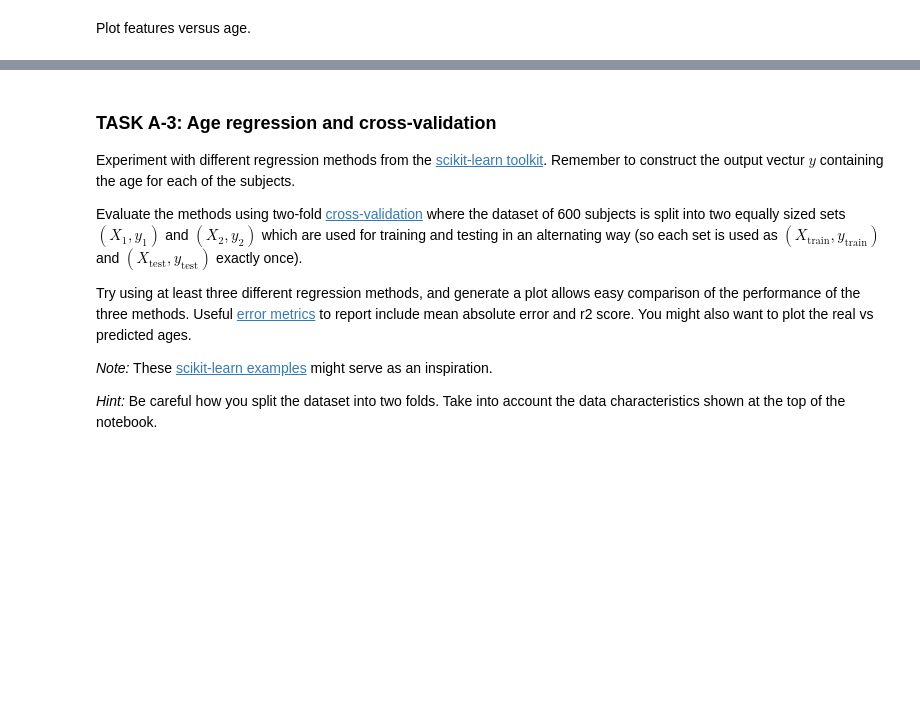
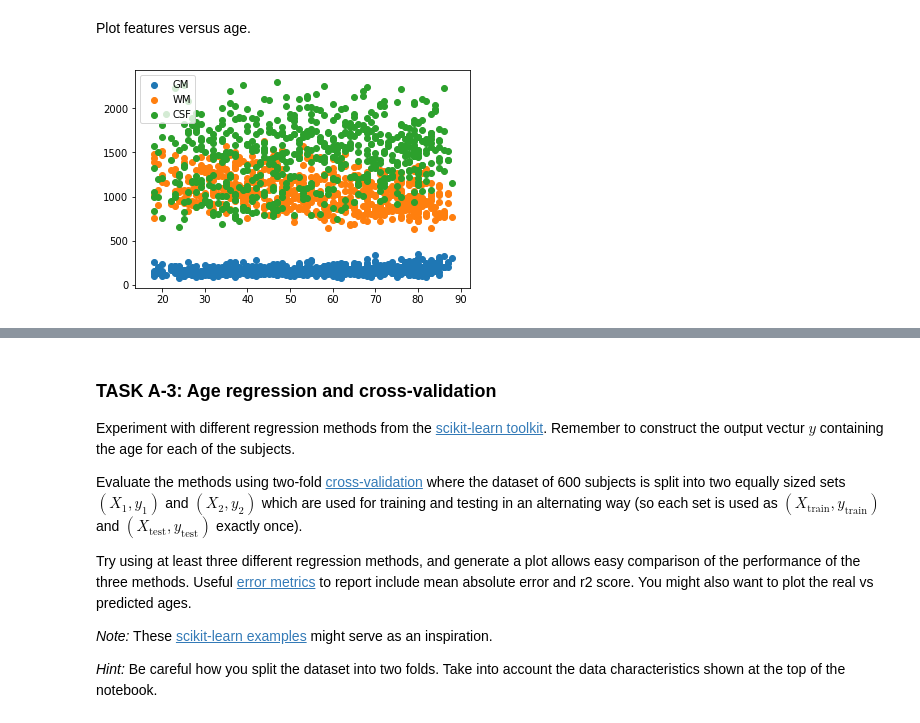
Before and after one commit to thien/mli.cw2, a Jupyter notebook: MLI-CW-2.ipynb, the cells around one changed output, grey strips where cells are left out. Saved outputs shown, nothing was run; the diff lists cells and outputs as text; code cells hidden in the pictures; blank space fills up the shorter version.

```diff
--- a/MLI-CW-2.ipynb
+++ b/MLI-CW-2.ipynb
@@ -18,7 +18,7 @@ The following cells provide some helper functions to load the data, and provide
 import pandas as pd
 import os
 
-data_dir = "/media/data/Datasets/mli/data/brain/"
+data_dir = "data/brain/"
 
 meta_data = pd.read_csv(data_dir + 'meta/clean_participant_data.csv')
 meta_data.head() # show the first five data entries
@@ -167,11 +167,13 @@ rnd_seed = 42 #fixed random seed
 img_size = [64, 64, 64]
 img_spacing = [3, 3, 3]
 
-num_epochs = 100
+# change these.
+num_epochs = 150
 learning_rate = 0.001
-batch_size = 2
+batch_size = 32
 val_interval = 10
 
+# don't change this.
 num_classes = 4
 
 out_dir = './output'
@@ -335,10 +421,10 @@ plt.show()
 Now that we have trained a model, the next cells are about applying that model to our test dataset. Before testing on the full 600 subjects, you may want to initially just test on the 5 validation subjects.
 # %%
 # USE THIS FOR TESTING ON THE 600 SUBJECTS
-#test_data = data_dir + 'csv/test.csv'
+test_data = data_dir + 'csv/test.csv'
 
 # USE THIS FOR TESTING ON THE 5 VALIDATION SUBJECTS
-test_data = data_dir + 'train/csv/val.csv'
+# test_data = data_dir + 'train/csv/val.csv'
 
 print('LOADING TESTING DATA...')
 dataset_test = ImageSegmentationDataset(test_data, img_spacing, img_size)
@@ -422,17 +543,34 @@ Implement a function that constructs a big matrix $X$ with a row for each subjec
 import os
 
 # USE THIS TO RUN THE CALCULATIONS ON YOUR SEGMENTATONS
-#seg_dir = './output/pred/'
+seg_dir = './output/pred/'
 
 # USE THIS TO RUN THE CALCULATIONS ON OUR REFERENCE SEGMENTATIONS
-seg_dir = data_dir + './segs_refs/'
+# seg_dir = data_dir + './segs_refs/'
 
 vols = np.zeros((3,meta_data['ID'].count()))
+# print(vols.shape)
 
 for i in range(meta_data['ID'].count()):
-
 ########################################
 # ADD YOUR CODE HERE
 ########################################
+    ID = meta_data['ID'][i]
+    age = meta_data['age'][i]
+    filename = ID + '.nii.gz'
+    filepath = os.path.join(seg_dir, filename)
+    img = sitk.ReadImage(filepath)
+#     print("Look at", ID,"\n\n")
+    imgArray = sitk.GetArrayFromImage(img)[20,20:,20:]
+    base = np.sum(imgArray[imgArray > 0])
+    GM = np.sum(imgArray[imgArray == 1])
+    WM = np.sum(imgArray[imgArray == 2])
+    CSF = np.sum(imgArray[imgArray == 3])
+#     GM /= base
+#     WM /= base
+#     CSF /= base
+    vols[0,i] = GM
+    vols[1,i] = WM
+    vols[2,i] = CSF
 # %% [markdown]
 Plot features versus age.
@@ -443,3 +577,14 @@ Plot features versus age.
+# %%
+########################################
+# ADD YOUR CODE HERE
+########################################
+plt.scatter(meta_data['age'], vols[0], label="GM")
+plt.scatter(meta_data['age'], vols[1], label="WM")
+plt.scatter(meta_data['age'], vols[2], label="CSF")
+plt.legend()
+plt.show()
+# %% [output]
+[figure, added]
 # %%
 ## CALCULATE RELATIVE TISSUE VOLUMES
 
```
Also changed, not shown: parts of 14 cells of this notebook.
